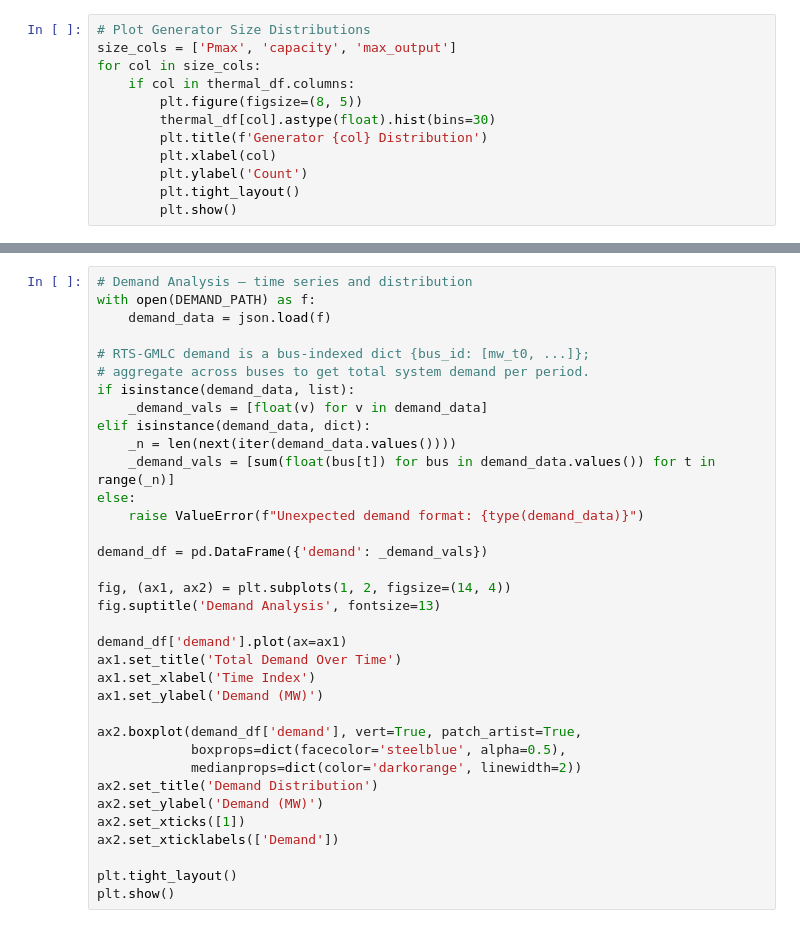
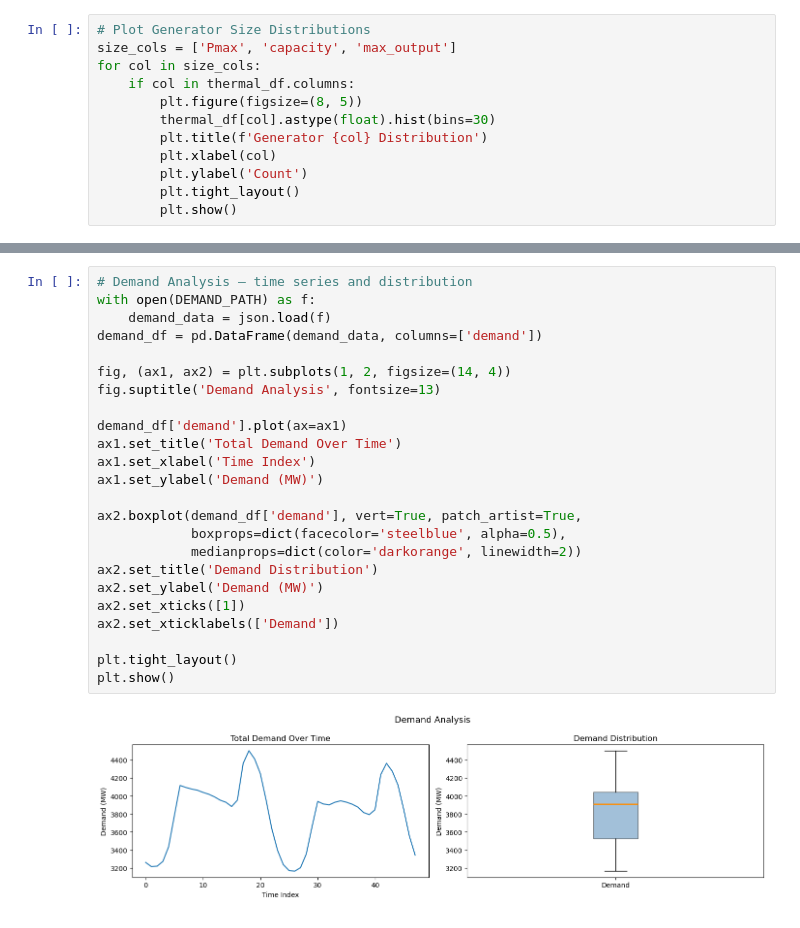
Before and after one commit to dmartin357/TM_UnitCommitment, a Jupyter notebook: PG_Lib_RTS_GMLC_Instance/RTS_GMLC_EDA_Interactive.ipynb, the cells around one changed output, grey strips where cells are left out. Cells and saved outputs as stored; diff of their text form.

```diff
--- a/PG_Lib_RTS_GMLC_Instance/RTS_GMLC_EDA_Interactive.ipynb
+++ b/PG_Lib_RTS_GMLC_Instance/RTS_GMLC_EDA_Interactive.ipynb
@@ -573,38 +576,29 @@ display(widgets.VBox([dropdown, out]))
 # %%
 # Demand Analysis — time series and distribution
 with open(DEMAND_PATH) as f:
     demand_data = json.load(f)
-
-# RTS-GMLC demand is a bus-indexed dict {bus_id: [mw_t0, ...]};
-# aggregate across buses to get total system demand per period.
-if isinstance(demand_data, list):
-    _demand_vals = [float(v) for v in demand_data]
-elif isinstance(demand_data, dict):
-    _n = len(next(iter(demand_data.values())))
-    _demand_vals = [sum(float(bus[t]) for bus in demand_data.values()) for t in range(_n)]
-else:
-    raise ValueError(f"Unexpected demand format: {type(demand_data)}")
-
-demand_df = pd.DataFrame({'demand': _demand_vals})
+demand_df = pd.DataFrame(demand_data, columns=['demand'])
 
 fig, (ax1, ax2) = plt.subplots(1, 2, figsize=(14, 4))
 fig.suptitle('Demand Analysis', fontsize=13)
 
 demand_df['demand'].plot(ax=ax1)
 ax1.set_title('Total Demand Over Time')
 ax1.set_xlabel('Time Index')
 ax1.set_ylabel('Demand (MW)')
 
 ax2.boxplot(demand_df['demand'], vert=True, patch_artist=True,
             boxprops=dict(facecolor='steelblue', alpha=0.5),
             medianprops=dict(color='darkorange', linewidth=2))
 ax2.set_title('Demand Distribution')
 ax2.set_ylabel('Demand (MW)')
 ax2.set_xticks([1])
 ax2.set_xticklabels(['Demand'])
 
 plt.tight_layout()
 plt.show()
+# %% [output]
+[figure, added]
 # %%
 # Supply Curve — sorted by min marginal cost (left) and max marginal cost (right)
 # Left y-axis:  cumulative min/max production (MW) + demand reference lines
```
Also changed, not shown: parts of 9 cells of this notebook.
